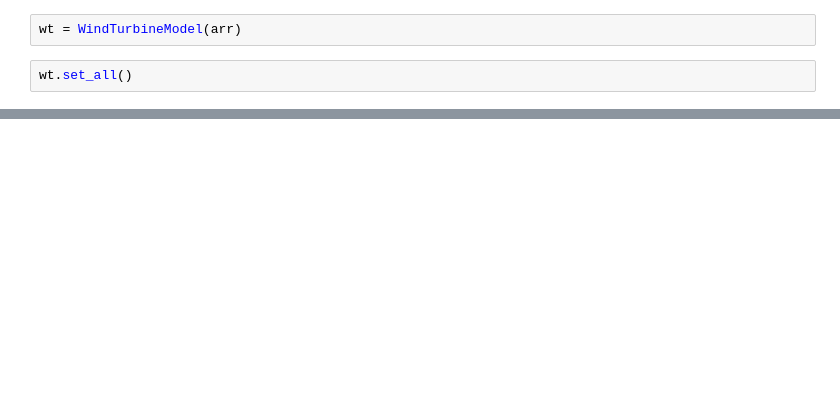
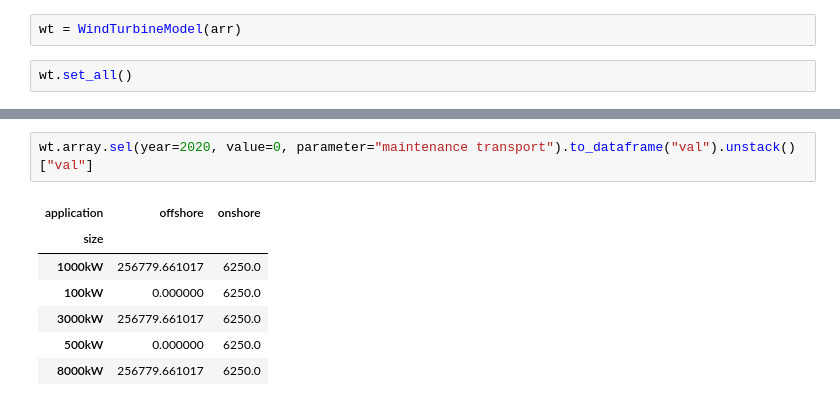
Before and after one commit to Laboratory-for-Energy-Systems-Analysis/windisch, a Jupyter notebook: examples/Examples.ipynb, the cells around one changed output, grey strips where cells are left out. Cells and saved outputs as stored; diff of their text form; blank space fills up the shorter version.

```diff
--- a/examples/Examples.ipynb
+++ b/examples/Examples.ipynb
@@ -13,0 +27,10 @@ wt.set_all()
+# %%
+wt.array.sel(year=2020, value=0, parameter="maintenance transport").to_dataframe("val").unstack()["val"]
+# %% [output]
+| application | offshore | onshore |
+| size |  |  |
+| 1000kW | 256779.661017 | 6250.0 |
+| 100kW | 0.000000 | 6250.0 |
+| 3000kW | 256779.661017 | 6250.0 |
+| 500kW | 0.000000 | 6250.0 |
+| 8000kW | 256779.661017 | 6250.0 |
```
Also changed, not shown: parts of 7 cells of this notebook, 4 other files.
